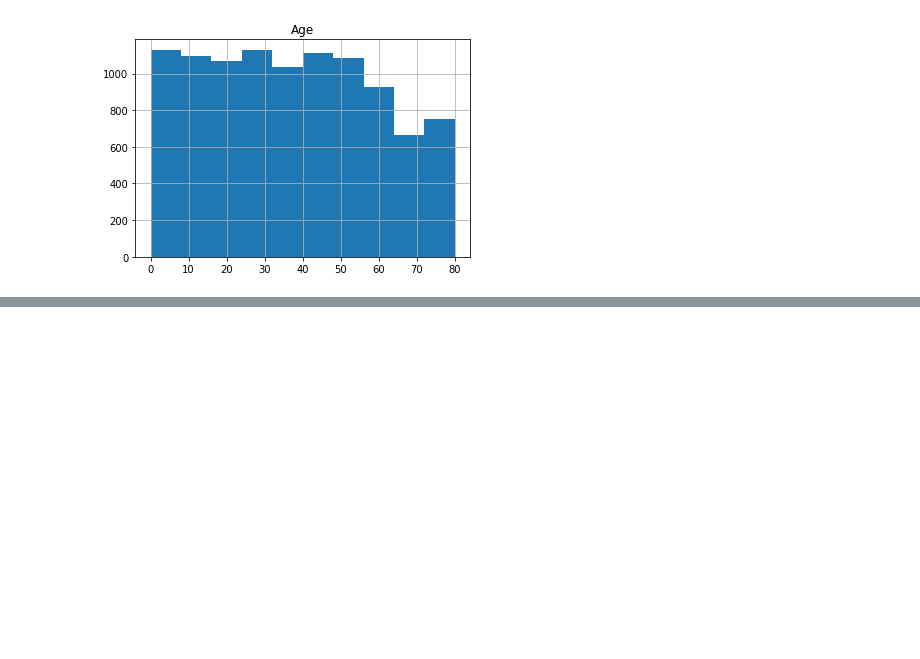
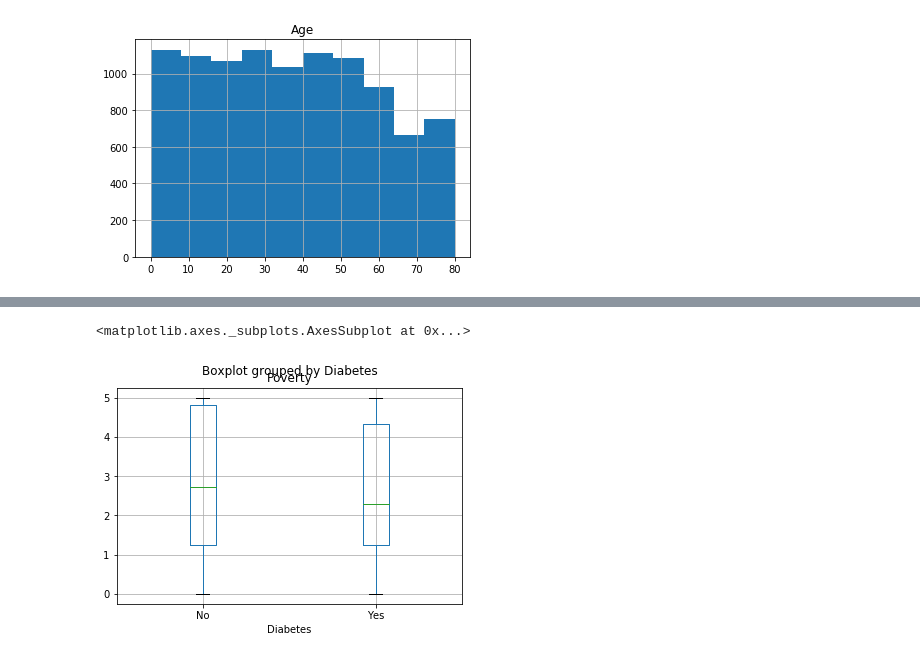
Before and after one commit to beddoed2/QNT755-Project, a Jupyter notebook: QNT755 Project.ipynb, the cells around one changed output, grey strips where cells are left out. Drawn from its saved outputs; the diff is of its cells as text; code cells hidden in the pictures; blank space fills up the shorter version.

```diff
--- a/QNT755 Project.ipynb
+++ b/QNT755 Project.ipynb
@@ -185,0 +198,5 @@ array([[<matplotlib.axes._subplots.AxesSubplot object at 0x...>]],
+# %%
+df.boxplot('Poverty', by ='Diabetes')
+# %% [output]
+<matplotlib.axes._subplots.AxesSubplot at 0x...>
+[figure, added]
```
Also changed, not shown: parts of 12 cells of this notebook.
